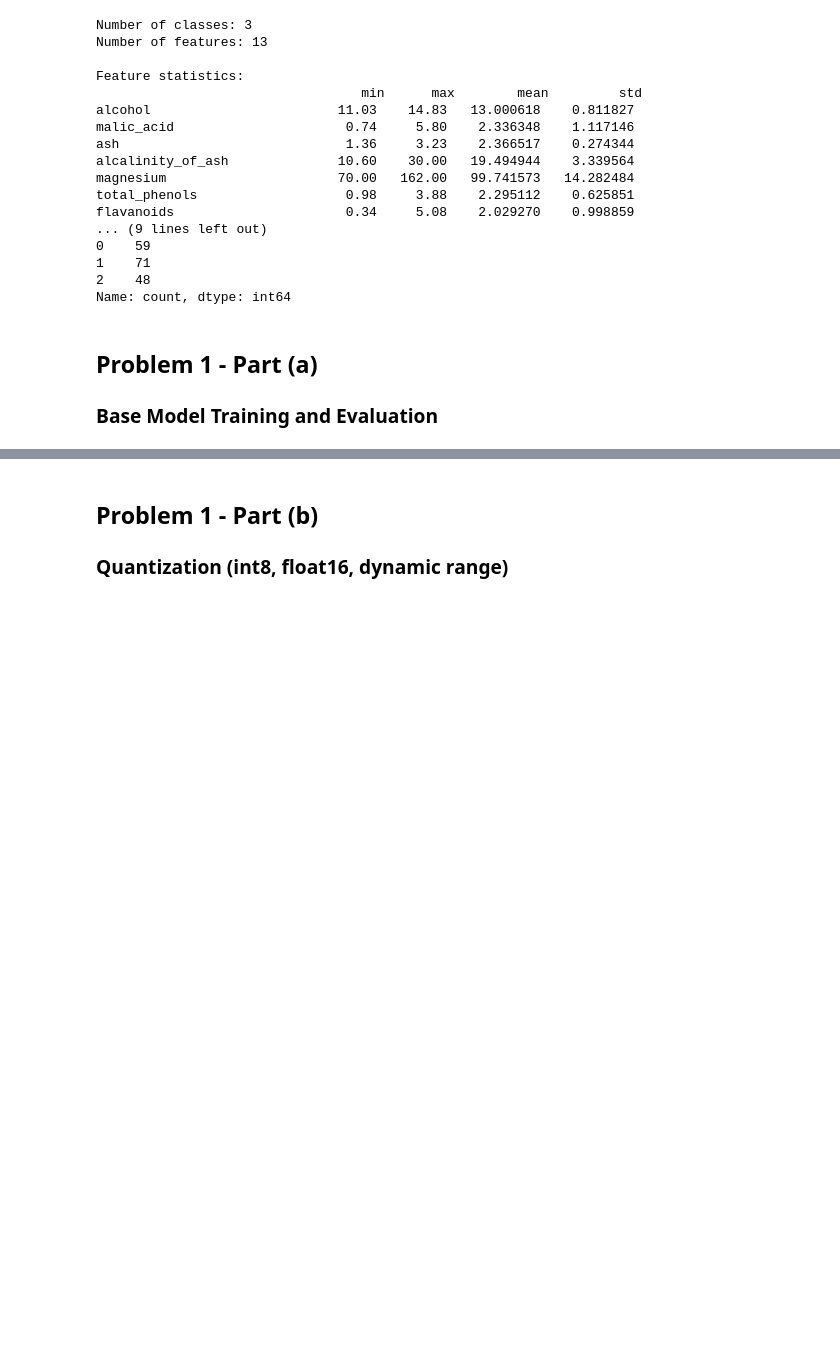
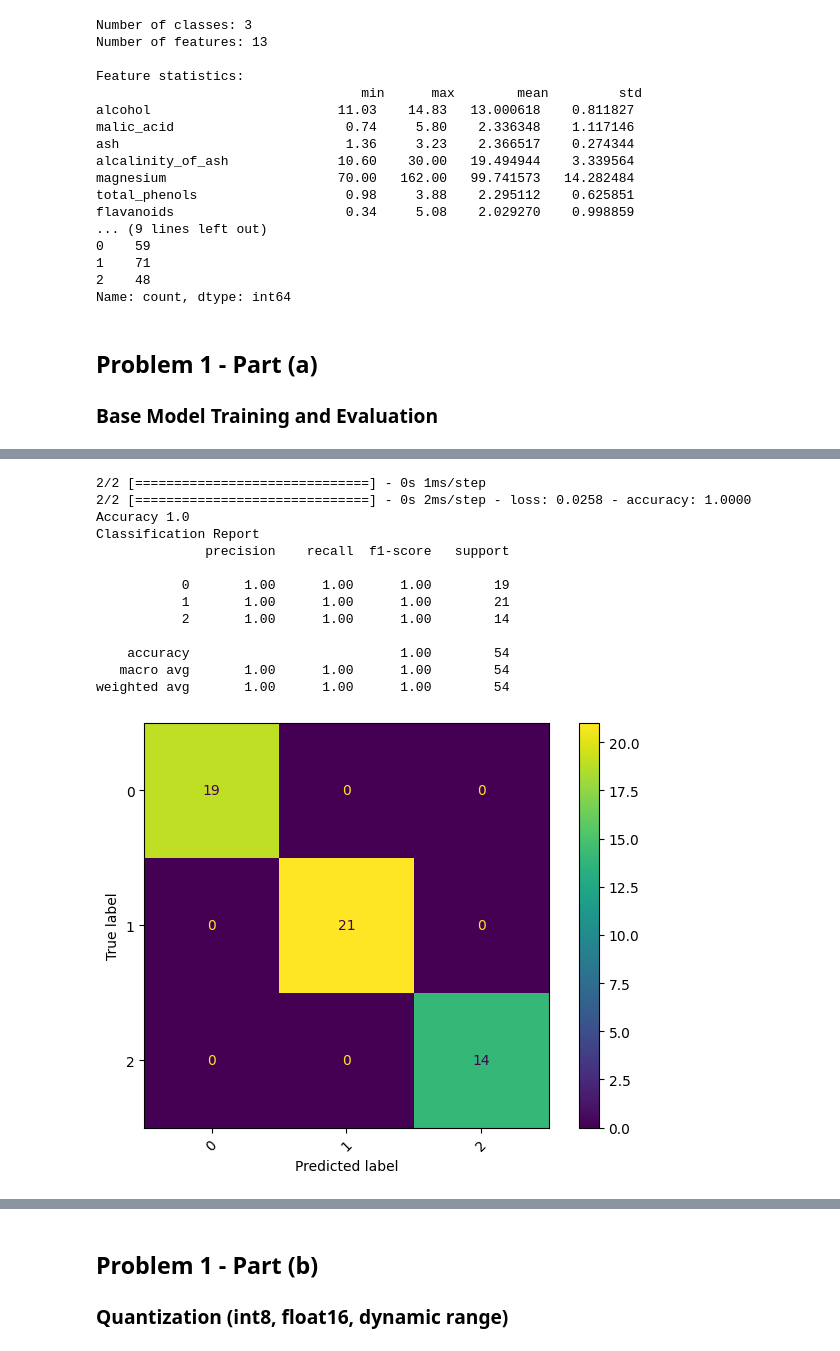
Before and after one commit to nhl01/EE446Labs, a Jupyter notebook: Assignment1/Nick_Leung_EE446_HW1_Pro.ipynb, the cells around one changed output, grey strips where cells are left out. Drawn from its saved outputs; the diff is of its cells as text; code cells hidden in the pictures; blank space fills up the shorter version.

```diff
--- a/Assignment1/Nick_Leung_EE446_HW1_Pro.ipynb
+++ b/Assignment1/Nick_Leung_EE446_HW1_Pro.ipynb
@@ -110,7 +114,7 @@ Name: count, dtype: int64
 # %%
 # Step 2: Perform a train-test split (70% train, 30% test) using random_state=42
 
-# <-- Enter your code here <--#
+X_train, X_test, y_train, y_test = train_test_split(X, y, test_size=0.3, random_state=42)
 # %%
 # Step 3: Use StandardScaler to normalize the features
 # - Fit on X_train and transform both X_train and X_test
@@ -121,7 +127,8 @@ Name: count, dtype: int64
 # - Use tf.keras.utils.to_categorical.
 # - Use num_classes=num_classes to make the output shape explicit.
 
-# <-- Enter your code here <--#
+y_train_categorical = to_categorical(y_train, num_classes=num_classes)
+y_test_categorical = to_categorical(y_test, num_classes=num_classes)
 # %%
 # Step 5: Define a Sequential model with the following architecture:
 # - Dense(64, activation='relu')
@@ -129,9 +136,24 @@ Name: count, dtype: int64
 # - Dense(num_classes, activation='softmax')
 # Make sure the first Dense layer receives the correct input shape.
 
-# <-- Enter your code here <--#
+baseline_model = Sequential([
+    Dense(64, activation='relu', input_shape=(num_features,)),
+    Dense(32, activation='relu'),
+    Dense(num_classes, activation='softmax')], name="baseline_model")
 # %%
 # Step 6: Compile using Adam optimizer, categorical_crossentropy loss, and accuracy metric
 # - Train for 20 epochs with batch_size=8 and validation_split=0.2
 
-# <-- Enter your code here <--#
+baseline_model.compile(
+    optimizer="adam",
+    loss="categorical_crossentropy",
+    metrics=["accuracy"],
+)
+
+history_baseline = baseline_model.fit(
+    X_train_normalized,
+    y_train_categorical,
+    epochs=20,
+    batch_size=8,
+    validation_split=0.2,
+)
@@ -149,0 +178,36 @@ Name: count, dtype: int64
+# %%
+# Step 7: Evaluate the model on test data and print:
+# - Accuracy
+# - Classification report
+# - Confusion matrix
+
+# Classification Report
+y_prediction_probabilities = baseline_model.predict(X_test_normalized)
+y_predictions = np.argmax(y_prediction_probabilities, axis=1)
+y_true = np.argmax(y_test_categorical, axis=1)
+_, accuracy = baseline_model.evaluate(X_test_normalized, y_test_categorical)
+print("Accuracy",accuracy)
+print("Classification Report")
+print(classification_report(y_true, y_predictions))
+
+# Confusion matrix
+cm = confusion_matrix(y_true, y_predictions)
+disp = ConfusionMatrixDisplay(confusion_matrix=cm)
+disp.plot(xticks_rotation=45)
+plt.tight_layout()
+plt.show()
+# %% [output]
+2/2 [==============================] - 0s 1ms/step
+2/2 [==============================] - 0s 2ms/step - loss: 0.0258 - accuracy: 1.0000
+Accuracy 1.0
+Classification Report
+              precision    recall  f1-score   support
+
+           0       1.00      1.00      1.00        19
+           1       1.00      1.00      1.00        21
+           2       1.00      1.00      1.00        14
+
+    accuracy                           1.00        54
+   macro avg       1.00      1.00      1.00        54
+weighted avg       1.00      1.00      1.00        54
+[figure, added]
```
Also changed, not shown: parts of 22 cells of this notebook, 1 other file.
